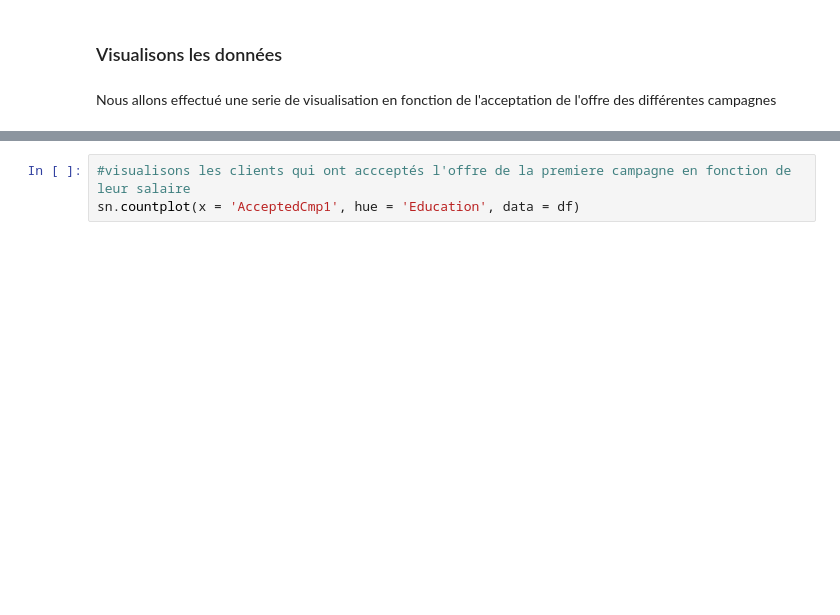
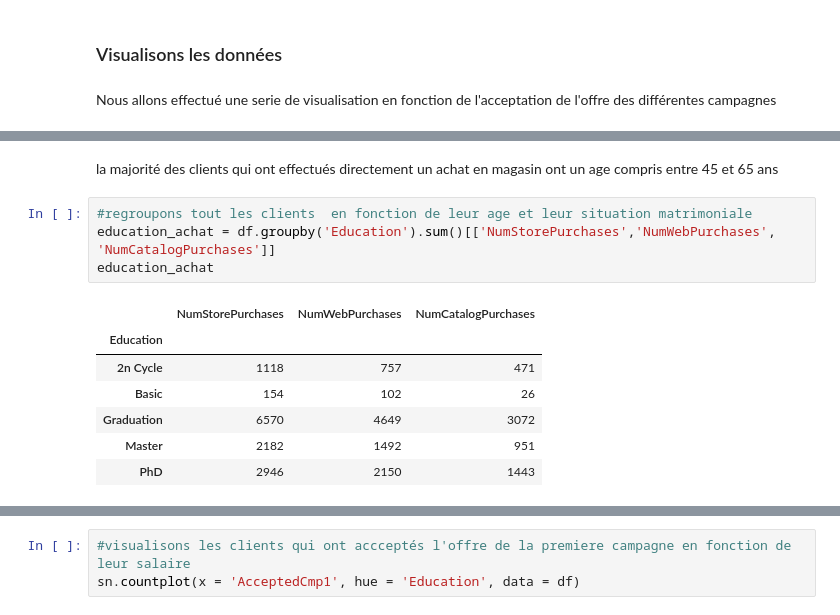
Before and after one commit to kmag-cell/segmentation, a Jupyter notebook: segmentation.ipynb, the cells around one changed output, grey strips where cells are left out. Cells and saved outputs as stored; diff of their text form; blank space fills up the shorter version.

```diff
--- a/segmentation.ipynb
+++ b/segmentation.ipynb
@@ -174,0 +210,14 @@ Nous allons effectué une serie de visualisation en fonction de l'acceptation de
+# %% [markdown]
+la majorité des clients qui ont effectués directement un achat en magasin ont un age compris entre 45 et 65 ans
+# %%
+#regroupons tout les clients  en fonction de leur age et leur situation matrimoniale
+education_achat = df.groupby('Education').sum()[['NumStorePurchases','NumWebPurchases', 'NumCatalogPurchases']]
+education_achat
+# %% [output]
+|  | NumStorePurchases | NumWebPurchases | NumCatalogPurchases |
+| Education |  |  |  |
+| 2n Cycle | 1118 | 757 | 471 |
+| Basic | 154 | 102 | 26 |
+| Graduation | 6570 | 4649 | 3072 |
+| Master | 2182 | 1492 | 951 |
+| PhD | 2946 | 2150 | 1443 |
```
Also changed, not shown: parts of 12 cells of this notebook.
